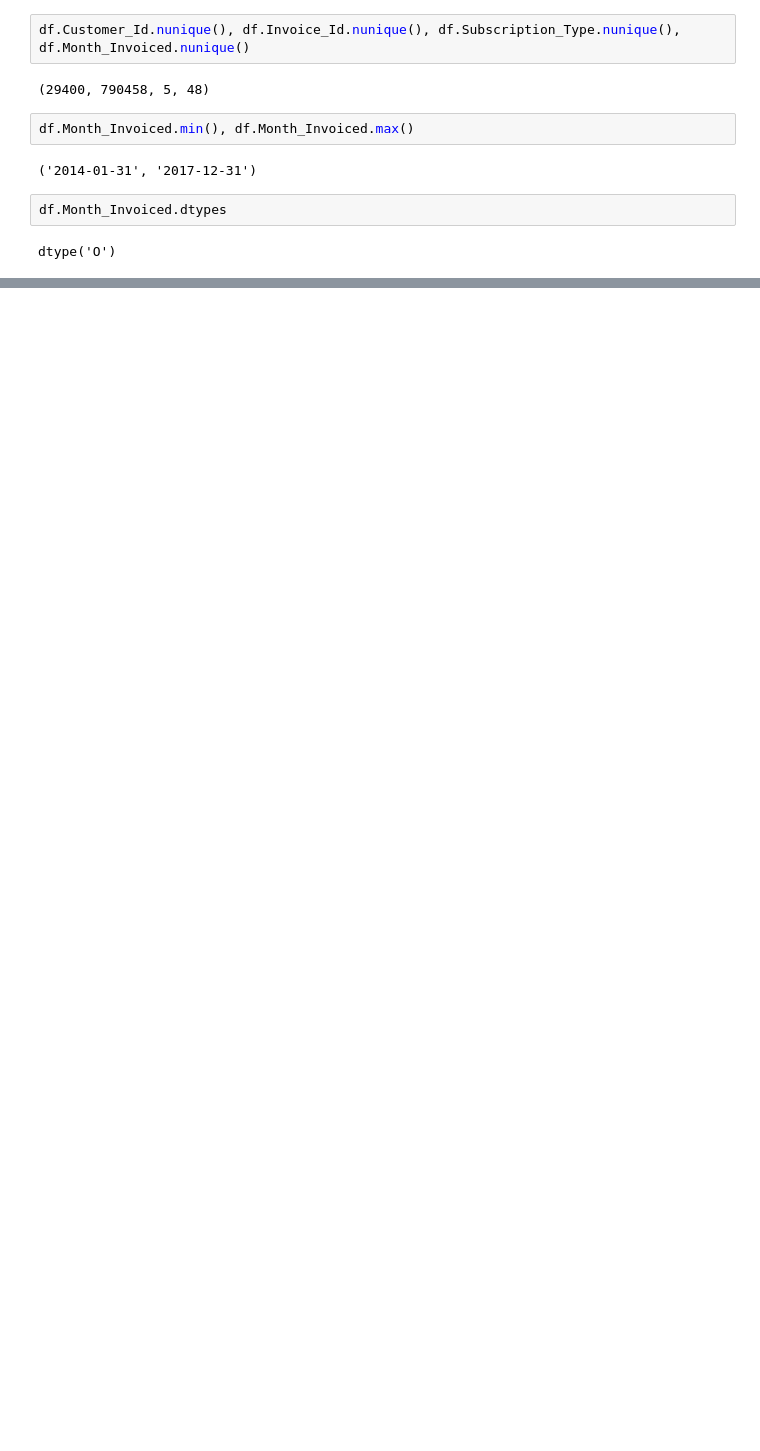
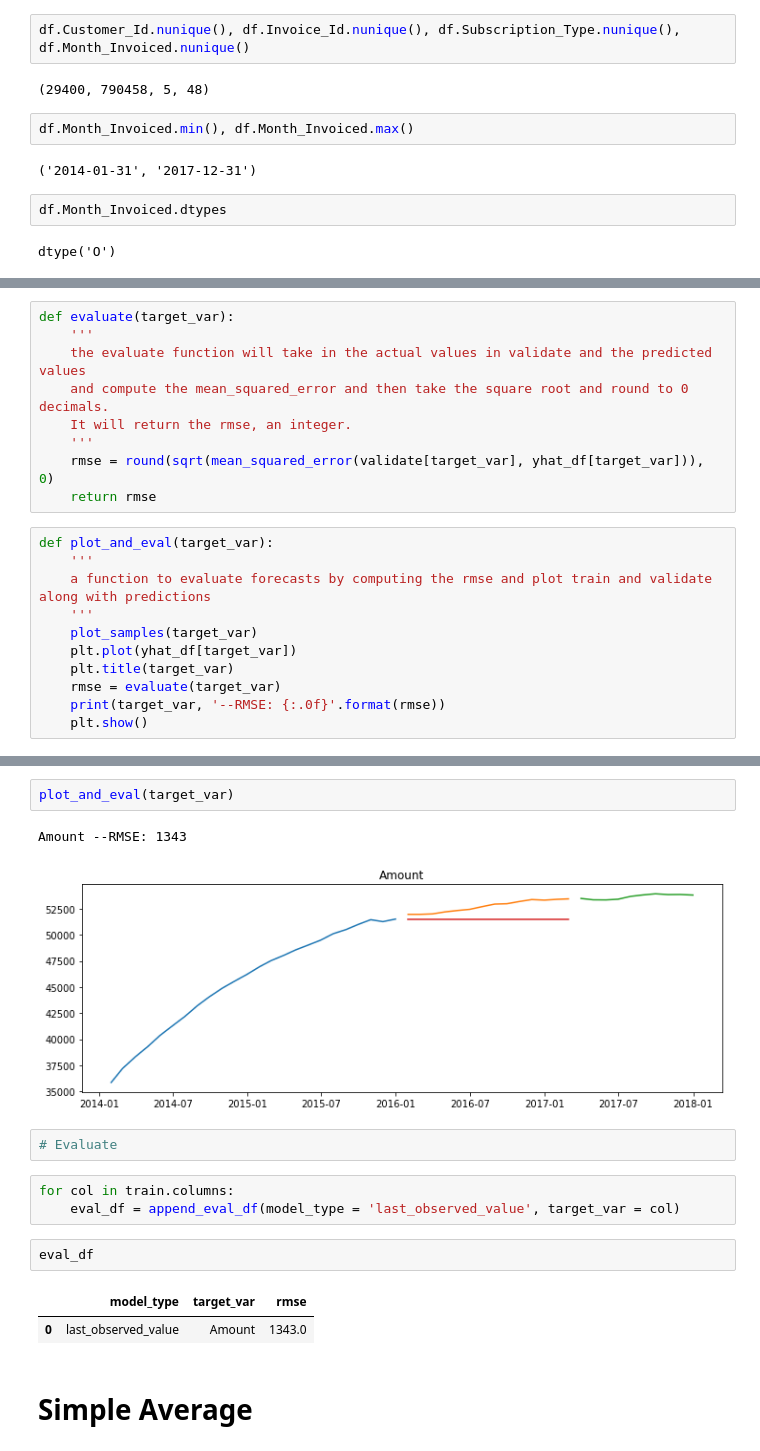
Before and after one commit to lopezelihezer/time-series-exercises, a Jupyter notebook: model.ipynb, the cells around one changed output, grey strips where cells are left out. Saved outputs shown, nothing was run; the diff lists cells and outputs as text; blank space fills up the shorter version.

```diff
--- a/model.ipynb
+++ b/model.ipynb
@@ -83,0 +155,20 @@ df.set_index('Month_Invoiced').sort_index()
+# %%
+def evaluate(target_var):
+    '''
+    the evaluate function will take in the actual values in validate and the predicted values
+    and compute the mean_squared_error and then take the square root and round to 0 decimals.
+    It will return the rmse, an integer.
+    '''
+    rmse = round(sqrt(mean_squared_error(validate[target_var], yhat_df[target_var])), 0)
+    return rmse
+# %%
+def plot_and_eval(target_var):
+    '''
+    a function to evaluate forecasts by computing the rmse and plot train and validate along with predictions
+    '''
+    plot_samples(target_var)
+    plt.plot(yhat_df[target_var])
+    plt.title(target_var)
+    rmse = evaluate(target_var)
+    print(target_var, '--RMSE: {:.0f}'.format(rmse))
+    plt.show()
@@ -83,0 +206,17 @@ df.set_index('Month_Invoiced').sort_index()
+# %%
+plot_and_eval(target_var)
+# %% [output]
+Amount --RMSE: 1343
+[figure, added]
+# %%
+# Evaluate
+# %%
+for col in train.columns:
+    eval_df = append_eval_df(model_type = 'last_observed_value', target_var = col)
+# %%
+eval_df
+# %% [output]
+|  | model_type | target_var | rmse |
+| 0 | last_observed_value | Amount | 1343.0 |
+# %% [markdown]
+# Simple Average
```
Also changed, not shown: parts of 47 cells of this notebook.
